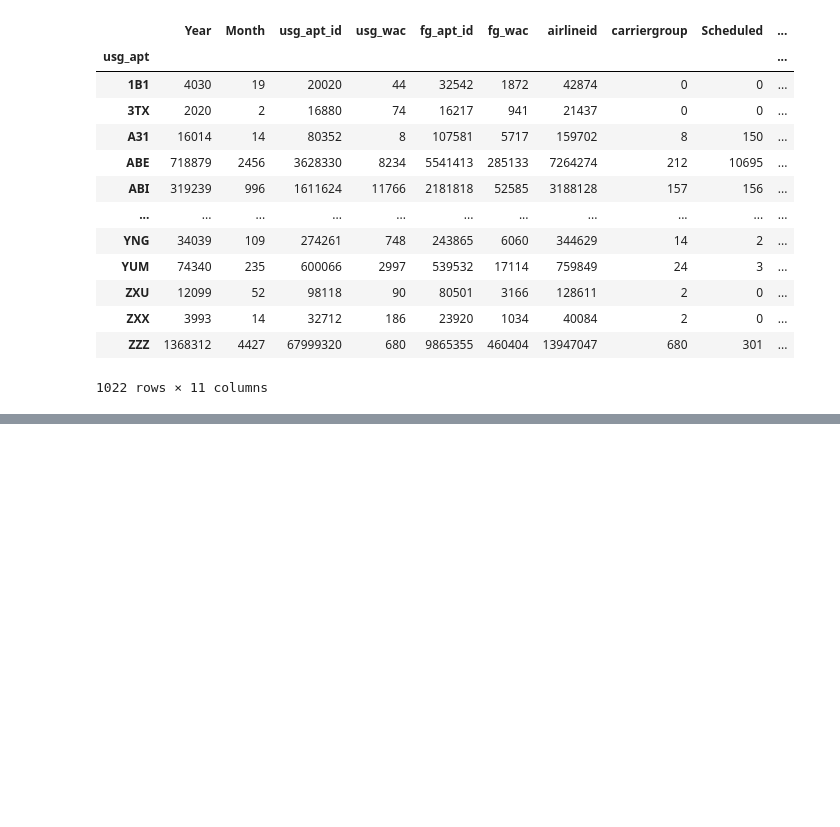
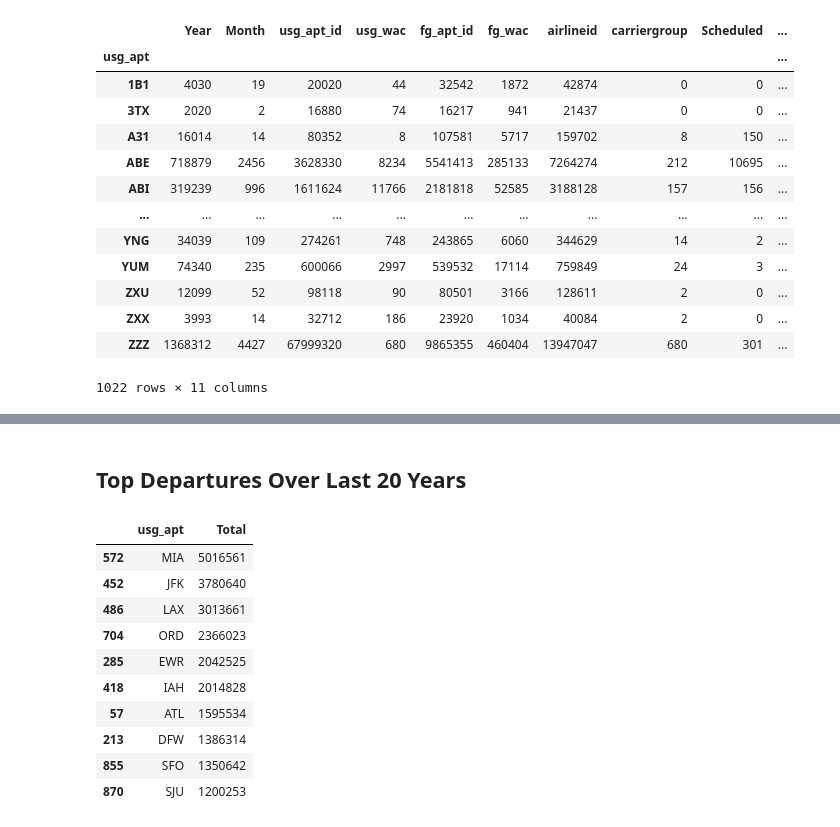
Before and after one commit to aaron96s/Air_Traffic, a Jupyter notebook: AirTraffic.ipynb, the cells around one changed output, grey strips where cells are left out. Cells and saved outputs as stored; diff of their text form; code cells hidden in the pictures; blank space fills up the shorter version.

```diff
--- a/AirTraffic.ipynb
+++ b/AirTraffic.ipynb
@@ -177,0 +179,17 @@ Name: Total, Length: 1022, dtype: object
+# %% [markdown]
+## Top Departures Over Last 20 Years
+# %%
+topdeps_df =totals.sort_values('Total', ascending=False)
+topdeps_df.head(10)
+# %% [output]
+|  | usg_apt | Total |
+| 572 | MIA | 5016561 |
+| 452 | JFK | 3780640 |
+| 486 | LAX | 3013661 |
+| 704 | ORD | 2366023 |
+| 285 | EWR | 2042525 |
+| 418 | IAH | 2014828 |
+| 57 | ATL | 1595534 |
+| 213 | DFW | 1386314 |
+| 855 | SFO | 1350642 |
+| 870 | SJU | 1200253 |
```
Also changed, not shown: parts of 15 cells of this notebook.
